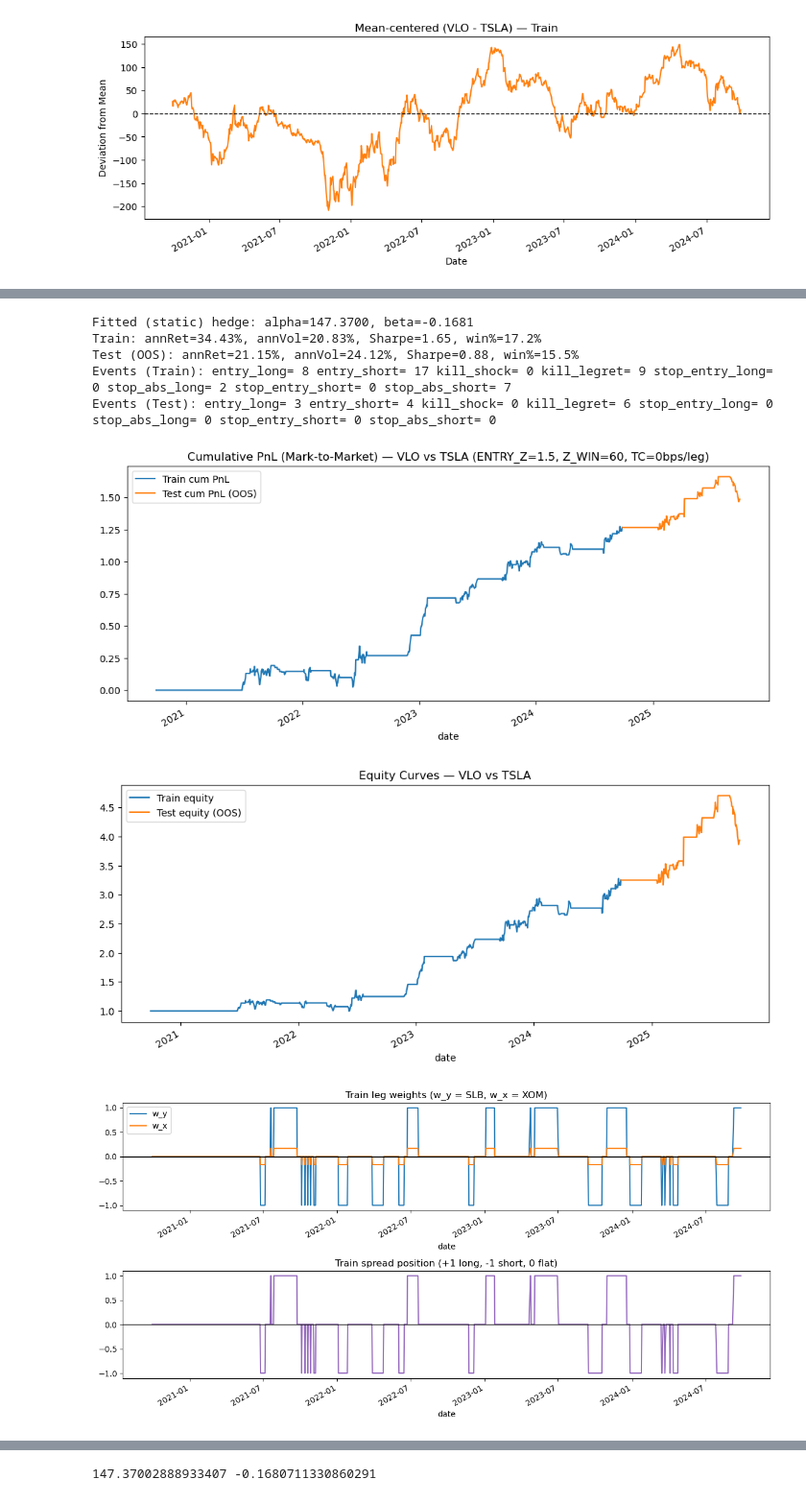
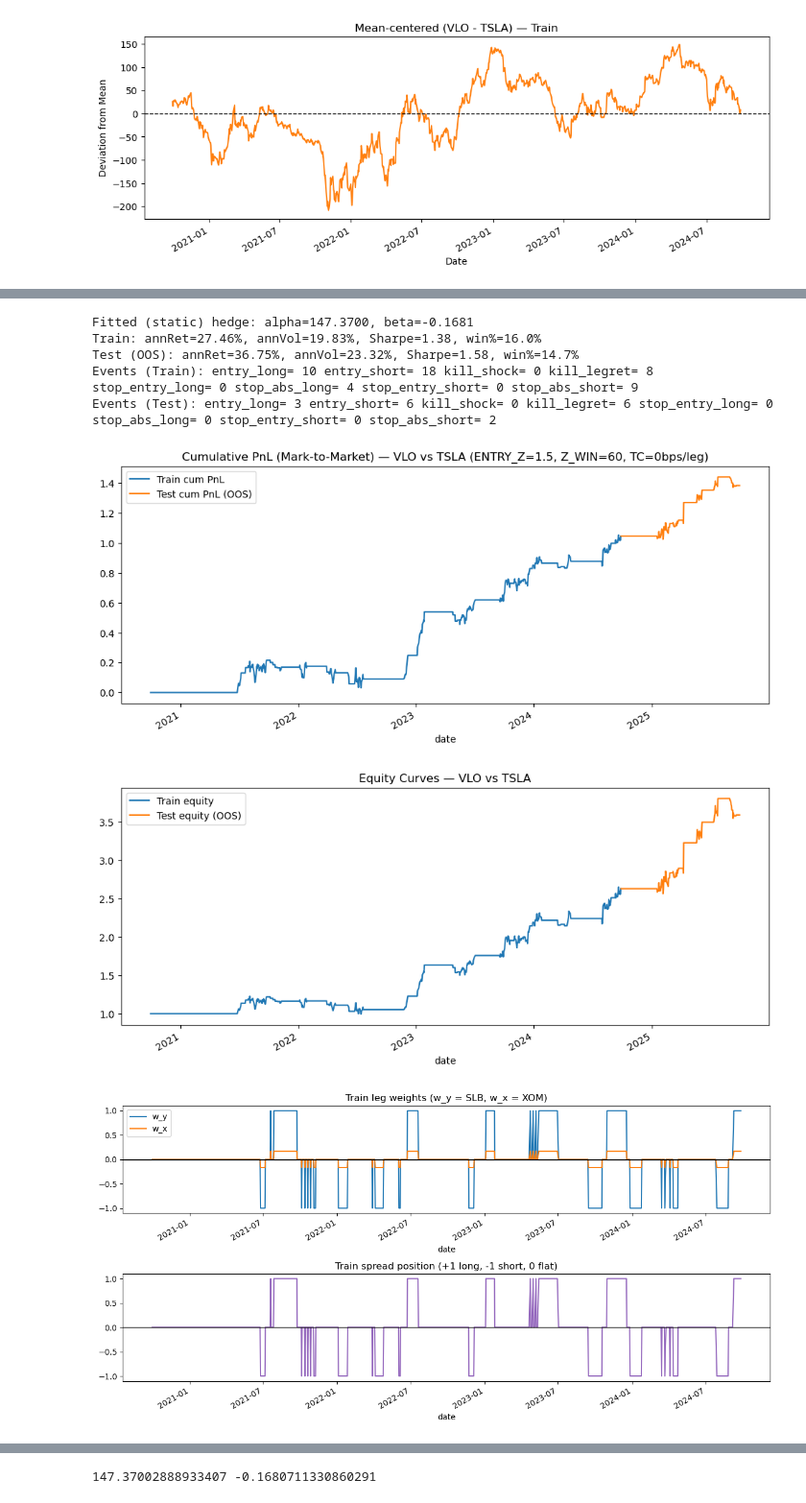
Before and after one commit to alexanderwgu/ucf-pairs-trading, a Jupyter notebook: pairs-trading/pairs_pitch.ipynb, the cells around one changed output, grey strips where cells are left out. Shown at 96% size. Cells and saved outputs as stored; diff of their text form; code cells hidden in the pictures.

```diff
--- a/pairs-trading/pairs_pitch.ipynb
+++ b/pairs-trading/pairs_pitch.ipynb
@@ -384,7 +384,7 @@ z_window = 60
 z = (spread - spread.rolling(z_window).mean()) / spread.rolling(z_window).std()
 
 # Trading rules (mean-reversion): enter when |z| > entry, exit when z crosses 0
-entry_z = 1.0
+entry_z = 1.5
 exit_to_zero = True
 
 position = []  # +1: long y/short beta*x; -1: short y/long beta*x; 0: flat
@@ -416,8 +416,8 @@ print(f"Hedge ratio (beta): {beta:.3f}, alpha: {alpha:.3f}")
 print("Strategy (train):")
 print(f"- Enter LONG spread: z <= -{entry_z:.1f}  → long {pair_a}, short {beta:.2f}× {pair_b}")
 print(f"- Enter SHORT spread: z >= +{entry_z:.1f} → short {pair_a}, long {beta:.2f}× {pair_b}")
-print("- Exit when z crosses 0 back toward mean")
-print(f"Signals: {long_entries} long entries, {short_entries} short entries, {round_trips} exits")
+# print("- Exit when z crosses 0 back toward mean")
+print(f"Signals: {long_entries} long entries, {short_entries} short entries, {round_trips} round trips")
 
 # Plot z-score and bands
 fig, ax = plt.subplots(figsize=(12, 5))
@@ -448,9 +447,9 @@ from typing import Union
 
 ENTRY_Z = 1.5      # entry threshold (z-score)
 EXIT_Z = 1.5       # exit threshold (closer to mean)
-STOP_Z = 4.0       # hard stop if adverse z beyond this
+STOP_Z = 3.0       # hard stop if adverse z beyond this
 Z_WIN = 60
-TC_BPS = 0         # per leg, round-trip ~2*TC_BPS
+TC_BPS = 5         # per leg, round-trip ~2*TC_BPS
 NOTIONAL = 1.0     # base notional per leg before caps
 MAX_LEG = 1.0      # cap absolute position per leg
 MAX_GROSS = 2.0    # cap |w_y| + |w_x| per day
@@ -467,8 +466,8 @@ ENTER_ON_MEANWARD_CROSS = False   # require mean-ward band cross to enter
 
 # Manual hedge ratio override (set True to use alpha=0, beta=1)
 MANUAL_HEDGE = False
-MANUAL_ALPHA = -5.0
-MANUAL_BETA = 1.0
+MANUAL_ALPHA = 147.37
+MANUAL_BETA = 0
 
 # Rolling hedge settings
 USE_ROLLING_HEDGE = False
@@ -883,37 +882,37 @@ ax.set_title(f"Equity Curves — {PAIR_A} vs {PAIR_B}")
 ax.legend()
 plt.show()
 
 # Positions plots (in the same cell)
 fig, axes = plt.subplots(2, 1, figsize=(12, 6), sharex=False)
 res_tr[['w_y','w_x']].plot(ax=axes[0])
 axes[0].set_title('Train leg weights (w_y = SLB, w_x = XOM)')
 axes[0].axhline(0, color='black', linewidth=1)
 axes[0].legend()
 
 res_tr['pos'].plot(ax=axes[1], color='tab:purple')
 axes[1].set_title('Train spread position (+1 long, -1 short, 0 flat)')
 axes[1].axhline(0, color='black', linewidth=1)
 plt.tight_layout()
 plt.show()
 
 if not res_te.empty:
     fig, axes = plt.subplots(2, 1, figsize=(12, 6), sharex=False)
     res_te[['w_y','w_x']].plot(ax=axes[0])
     axes[0].set_title('Test leg weights (w_y = SLB, w_x = XOM)')
     axes[0].axhline(0, color='black', linewidth=1)
     axes[0].legend()
 
     res_te['pos'].plot(ax=axes[1], color='tab:purple')
     axes[1].set_title('Test spread position (+1 long, -1 short, 0 flat)')
     axes[1].axhline(0, color='black', linewidth=1)
     plt.tight_layout()
     plt.show()
 # %% [output]
 Fitted (static) hedge: alpha=147.3700, beta=-0.1681
-Train: annRet=34.43%, annVol=20.83%, Sharpe=1.65, win%=17.2%
-Test (OOS): annRet=21.15%, annVol=24.12%, Sharpe=0.88, win%=15.5%
-Events (Train): entry_long= 8 entry_short= 17 kill_shock= 0 kill_legret= 9 stop_entry_long= 0 stop_abs_long= 2 stop_entry_short= 0 stop_abs_short= 7
-Events (Test): entry_long= 3 entry_short= 4 kill_shock= 0 kill_legret= 6 stop_entry_long= 0 stop_abs_long= 0 stop_entry_short= 0 stop_abs_short= 0
+Train: annRet=27.46%, annVol=19.83%, Sharpe=1.38, win%=16.0%
+Test (OOS): annRet=36.75%, annVol=23.32%, Sharpe=1.58, win%=14.7%
+Events (Train): entry_long= 10 entry_short= 18 kill_shock= 0 kill_legret= 8 stop_entry_long= 0 stop_abs_long= 4 stop_entry_short= 0 stop_abs_short= 9
+Events (Test): entry_long= 3 entry_short= 6 kill_shock= 0 kill_legret= 6 stop_entry_long= 0 stop_abs_long= 0 stop_entry_short= 0 stop_abs_short= 2
-[figure, old version]
+[figure, new version]
-[figure, old version]
+[figure, new version]
-[figure, old version]
+[figure, new version]
```
Also changed, not shown: parts of 2 cells of this notebook.
